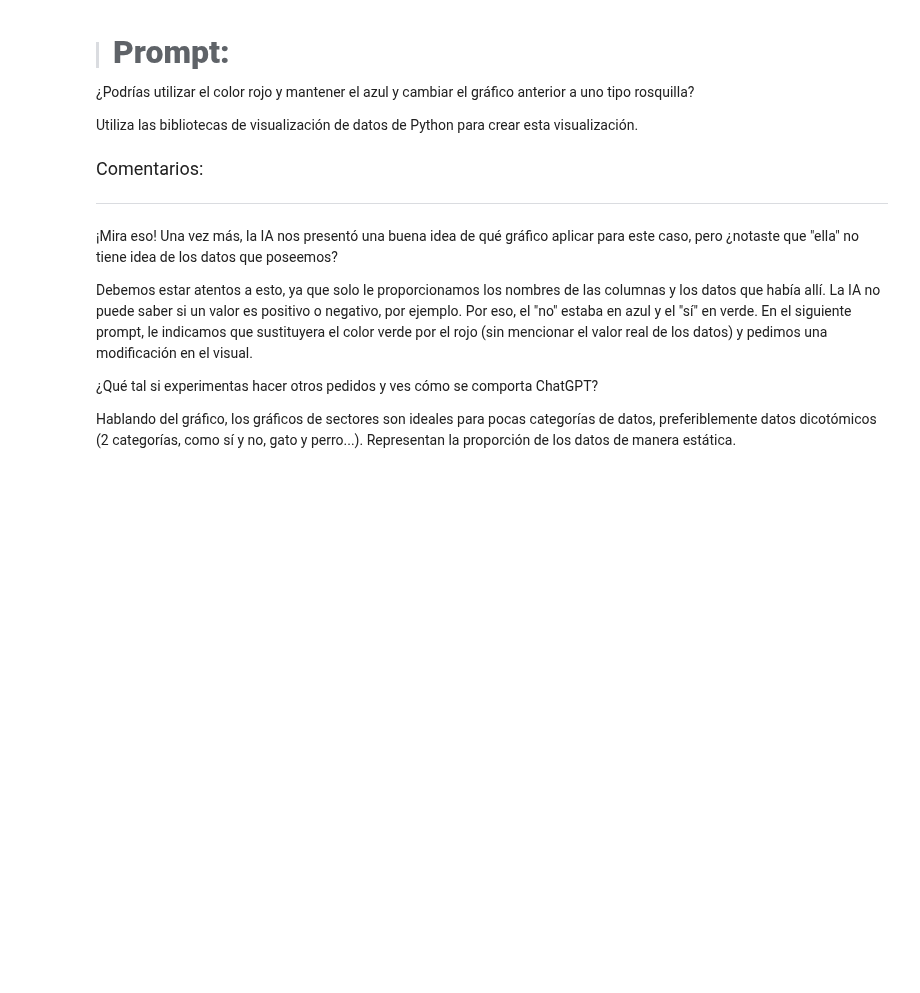
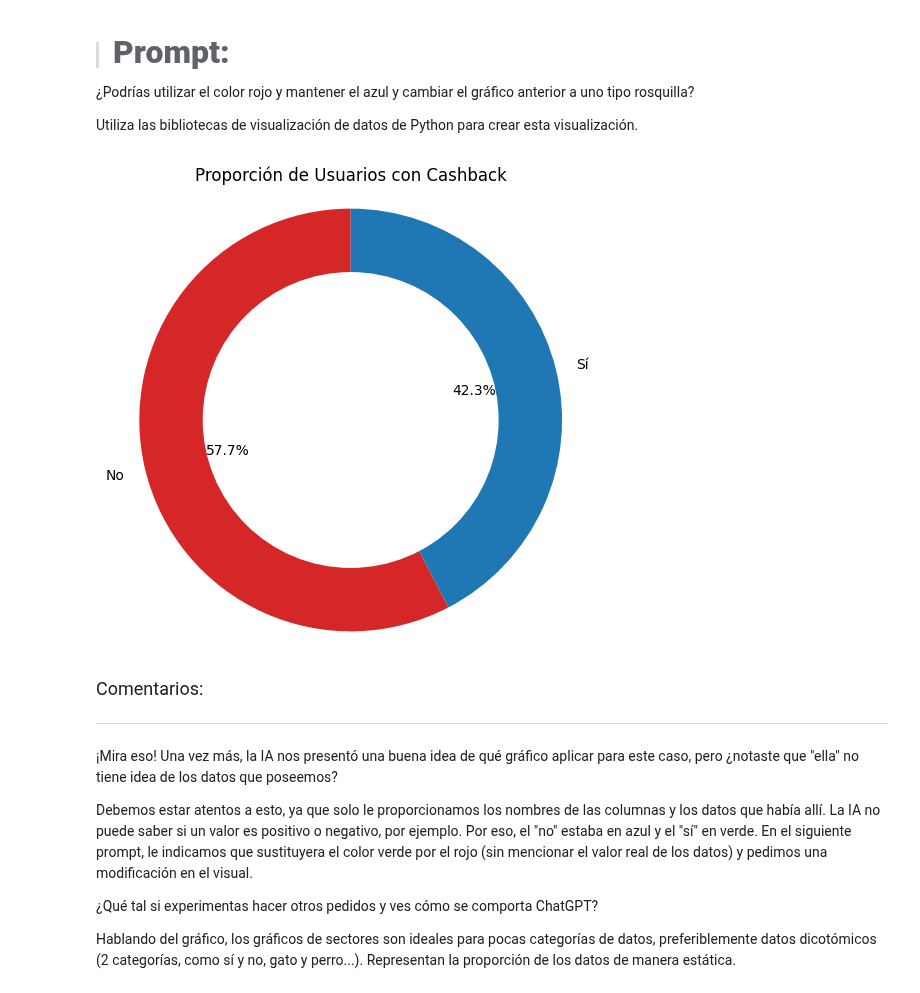
Before and after one commit to Monica-Restrepo/clases-programacion, a Jupyter notebook: ia_aplicada_a_ciencia_de_datos.ipynb, the cells around one changed output. Drawn from its saved outputs; the diff is of its cells as text; code cells hidden in the pictures; blank space fills up the shorter version.

```diff
--- a/ia_aplicada_a_ciencia_de_datos.ipynb
+++ b/ia_aplicada_a_ciencia_de_datos.ipynb
@@ -719,6 +731,32 @@ Utiliza las bibliotecas de visualización de datos de Python para crear esta vis
 ¿Podrías utilizar el color rojo y mantener el azul y cambiar el gráfico anterior a uno tipo rosquilla?
 
 Utiliza las bibliotecas de visualización de datos de Python para crear esta visualización.
+# %%
+# Contar la cantidad de usuarios con y sin cashback
+cashback_counts = df['cashback'].value_counts()
+
+# Colores personalizados: azul y rojo
+colores = ['#d62728','#1f77b4']  # azul y rojo
+
+# Crear el gráfico tipo rosquilla
+plt.figure(figsize=(6, 6))
+wedges, texts, autotexts = plt.pie(
+    cashback_counts,
+    labels=cashback_counts.index,
+    autopct='%1.1f%%',
+    startangle=90,
+    colors=colores,
+    wedgeprops=dict(width=0.4)  # Grosor del círculo para efecto rosquilla
+)
+
+# Agregar círculo blanco al centro para efecto rosquilla
+plt.gca().add_artist(plt.Circle((0, 0), 0.70, fc='white'))
+
+plt.title('Proporción de Usuarios con Cashback')
+plt.axis('equal')  # Para mantener la forma de círculo
+plt.show()
+# %% [output]
+[figure, added]
 # %% [markdown]
 <font color="7b71ff" size=4> Comentarios: </font>
 
```
Also changed, not shown: parts of 7 cells of this notebook.
